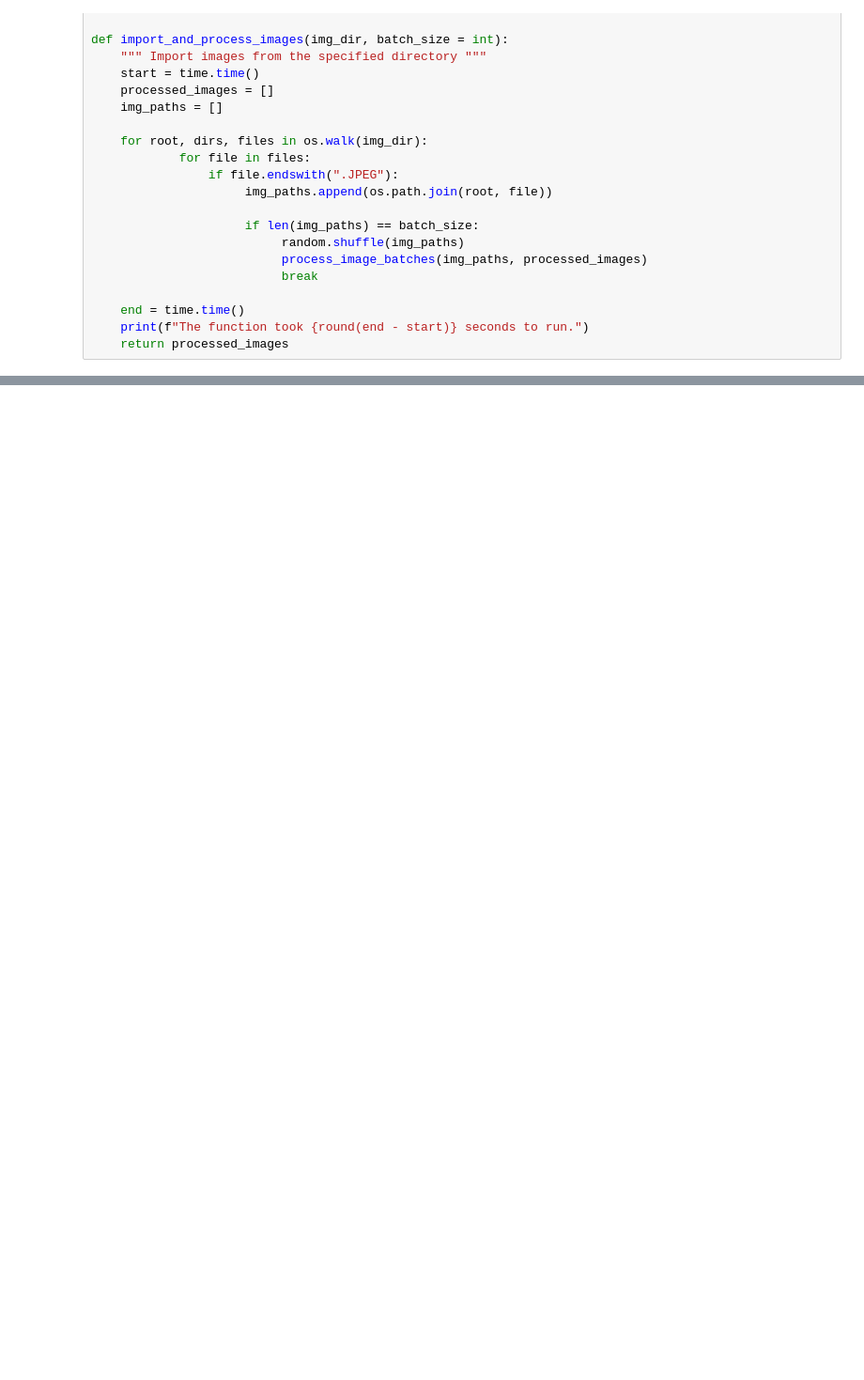
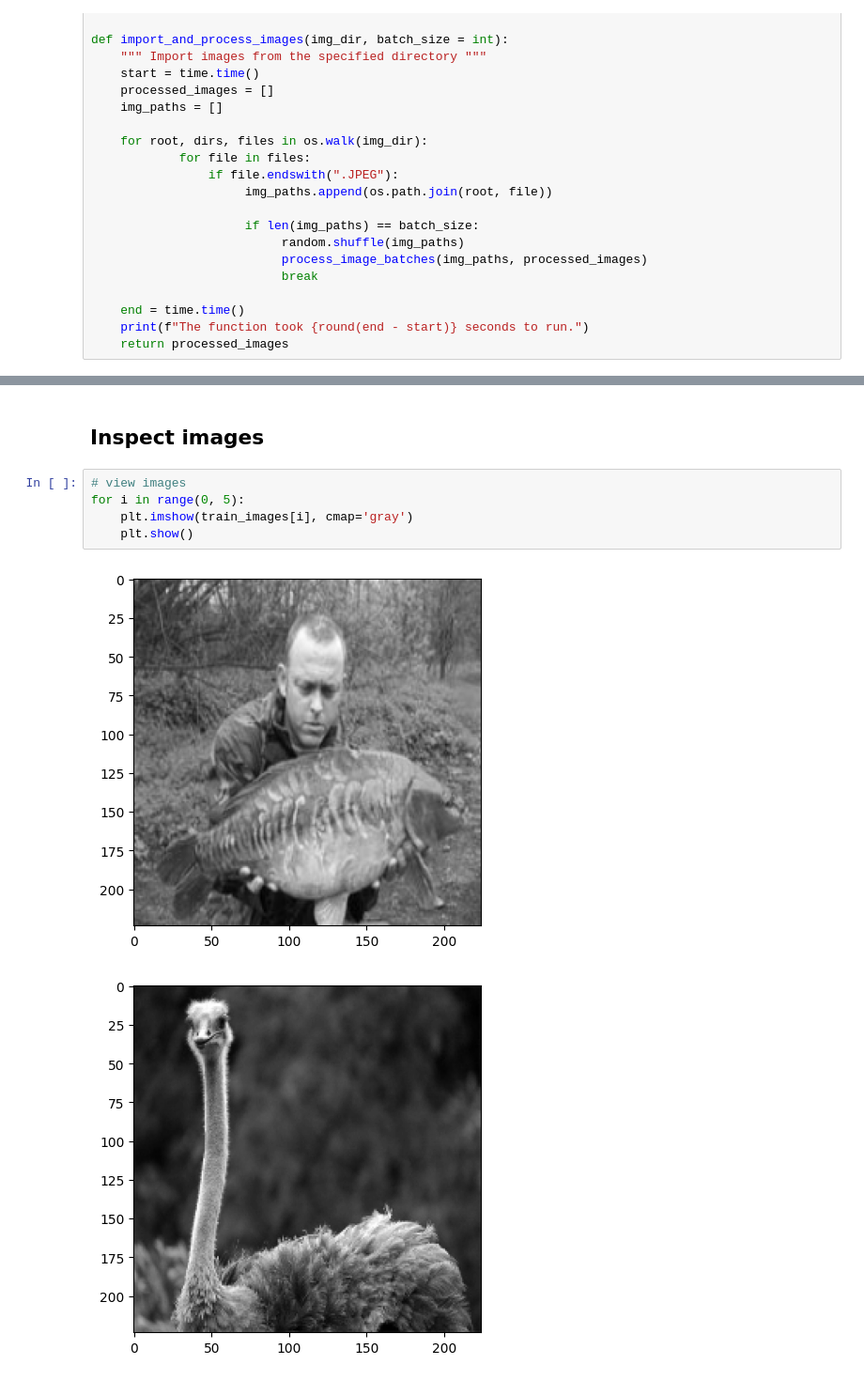
Before and after one commit to llouis01/Code-Gym, a Jupyter notebook: compviz/imgNet/ImportData.ipynb, the cells around one changed output, grey strips where cells are left out. Shown: that part at 94% size. Cells and saved outputs as stored; diff of their text form; blank space fills up the shorter version.

Commit message:
view messages with matplotlib

```diff
--- a/compviz/imgNet/ImportData.ipynb
+++ b/compviz/imgNet/ImportData.ipynb
@@ -63,0 +62,10 @@ val_images = import_and_process_images(val_dir, batch_size = 5000)
+# %% [markdown]
+## Inspect images ##
+# %%
+# view images
+for i in range(0, 5):
+    plt.imshow(train_images[i], cmap='gray')
+    plt.show()
+# %% [output]
+[figure, added]
+[figure, added]
```
Also changed, not shown: parts of 3 cells of this notebook.
